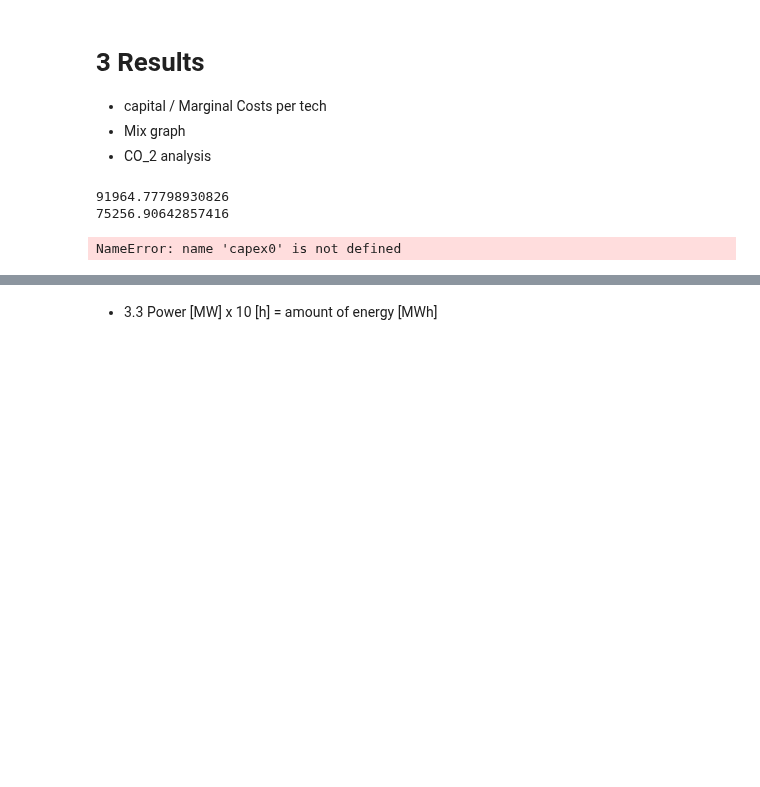
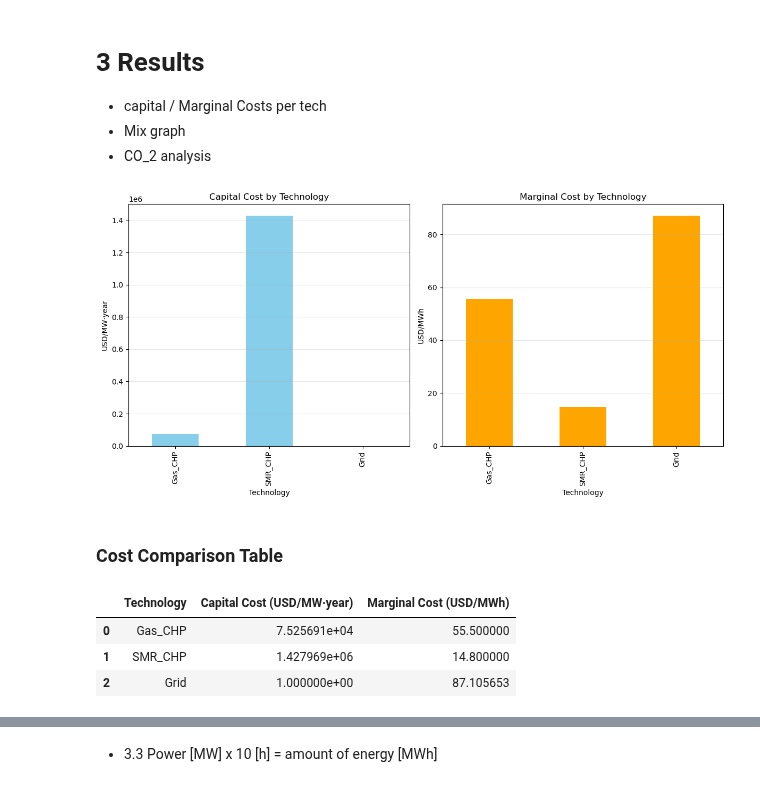
Before and after one commit to C-ansi-eof/SIDNE-Model, a Jupyter notebook: SMR_multilink.ipynb, the cells around one changed output, grey strips where cells are left out. Cells and saved outputs as stored; diff of their text form; code cells hidden in the pictures; blank space fills up the shorter version.

Commit message:
set heatmap and implicit method

```diff
--- a/SMR_multilink.ipynb
+++ b/SMR_multilink.ipynb
@@ -980,19 +811,13 @@ INFO:pypsa.optimization.optimize:The shadow-prices of the constraints Link-fix-p
 - capital / Marginal Costs per tech
 - Mix graph
 - CO_2 analysis
-# %%
-print((cost.loc["SMR_CHP", "annualized_investment"]+cost.loc["SMR_CHP", "FOM"] * 1000)*capex0)
-print(cost.loc["Gas_CHP", "annualized_investment"]+cost.loc["Gas_CHP", "FOM"] * 1000)
-# %% [output]
-91964.77798930826
-75256.90642857416
 # %%
 # Define the data
 data = {
     "Technology": ["Gas_CHP", "SMR_CHP", "Grid"],
     "Capital Cost (USD/MW·year)": [
         cost.loc["Gas_CHP", "annualized_investment"] + cost.loc["Gas_CHP", "FOM"] * 1000,
-        (cost.loc["SMR_CHP", "annualized_investment"] + cost.loc["SMR_CHP", "FOM"] * 1000)*capex0,
+        (cost.loc["SMR_CHP", "annualized_investment"] + cost.loc["SMR_CHP", "FOM"] * 1000),
         1  # Grid has no capital cost
     ],
     "Marginal Cost (USD/MWh)": [
@@ -1015,34 +840,39 @@ costs_df.plot(
     ax=ax[0],
     color="skyblue",
     legend=False
     )
 ax[0].set_title("Capital Cost by Technology")
 ax[0].set_ylabel("USD/MW·year")
 ax[0].set_xlabel("Technology")
 ax[0].grid(axis="y", alpha=0.3)
 
 # Marginal Cost Bar Chart
 costs_df.plot(
     x="Technology",
     y="Marginal Cost (USD/MWh)",
     kind="bar",
     ax=ax[1],
     color="orange",
     legend=False
     )
 ax[1].set_title("Marginal Cost by Technology")
 ax[1].set_ylabel("USD/MWh")
 ax[1].set_xlabel("Technology")
 ax[1].grid(axis="y", alpha=0.3)
 
 plt.tight_layout()
 plt.show()
 
 # Display the table with a title
 display(HTML("<h3>Cost Comparison Table</h3>"))
 display(costs_df)
 # %% [output]
-NameError: name 'capex0' is not defined
+[figure, added]
+Cost Comparison Table
+|  | Technology | Capital Cost (USD/MW·year) | Marginal Cost (USD/MWh) |
+| 0 | Gas_CHP | 7.525691e+04 | 55.500000 |
+| 1 | SMR_CHP | 1.427969e+06 | 14.800000 |
+| 2 | Grid | 1.000000e+00 | 87.105653 |
 # %%
 
 # Plot all energy flows with different geometric markers for each line
```
Also changed, not shown: parts of 17 cells of this notebook, 1 other file.
